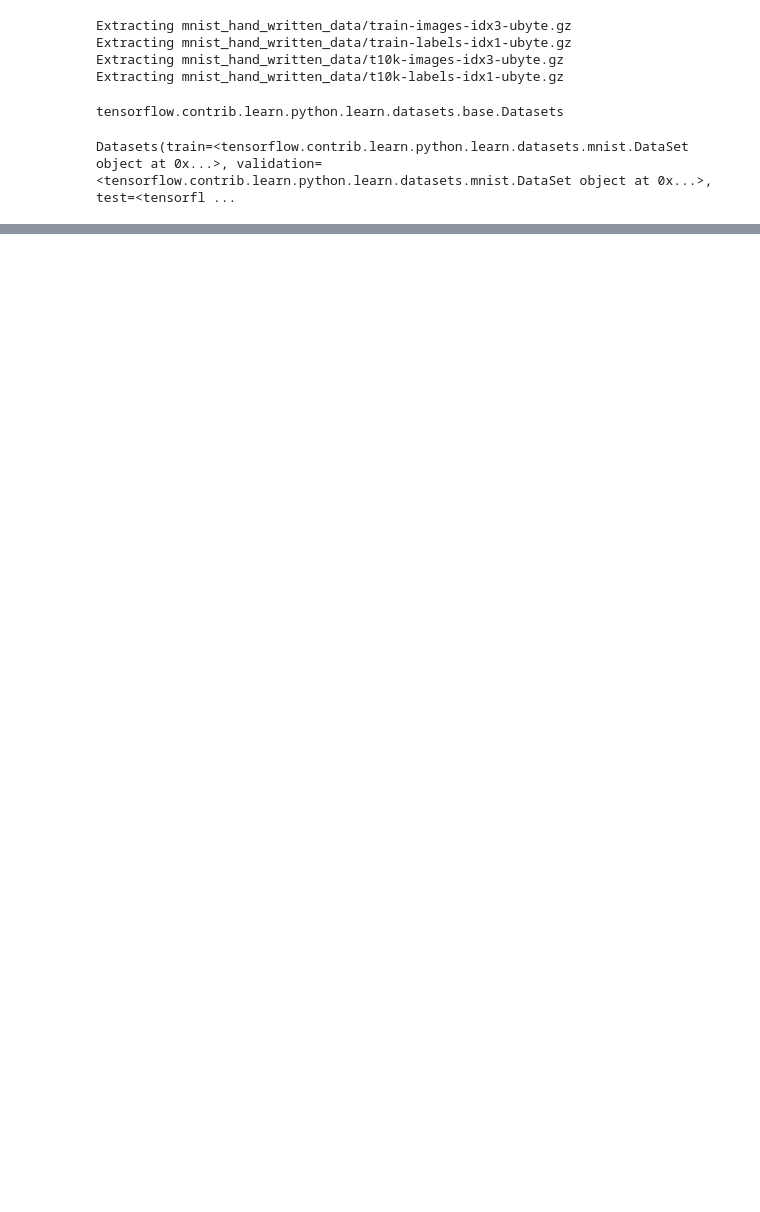
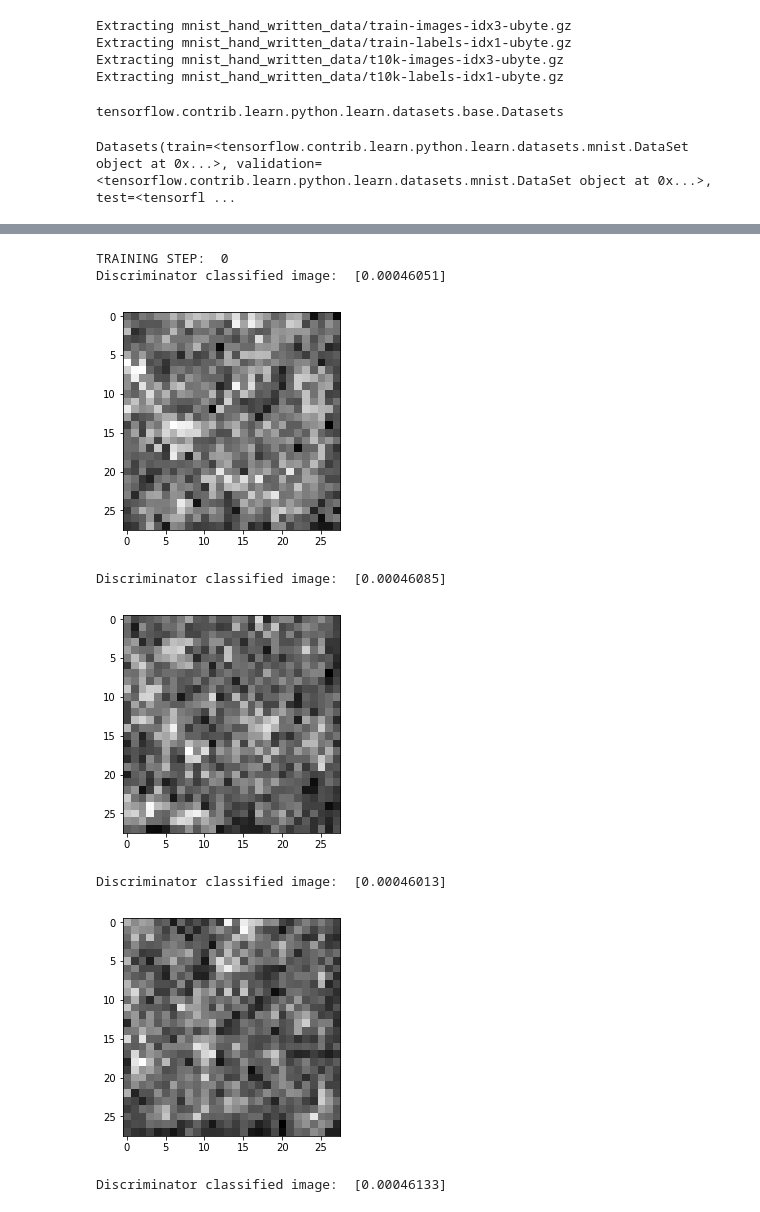
Before and after one commit to DeathReaper0965/GAN, a Jupyter notebook: generative_adversarial_network.ipynb, the cells around one changed output, grey strips where cells are left out. Drawn from its saved outputs; the diff is of its cells as text; code cells hidden in the pictures; blank space fills up the shorter version.

Commit message:
Added full functional code
This generates images that can fool any other hand-written digit classification neural networks

```diff
--- a/generative_adversarial_network.ipynb
+++ b/generative_adversarial_network.ipynb
@@ -42,7 +42,7 @@ def discriminator(X_img, is_var_scope_exist=False):
         disc_conv_weight0 = disc_conv_weight0 + disc_bias0
         disc_activated0 = tf.nn.relu(disc_conv_weight0)
 
-        disc_conv_net0 = tf.nn.max_pool(disc_activated0,
+        disc_conv_net0 = tf.nn.avg_pool(disc_activated0,
                                      ksize=[1, 2, 2, 1],
                                      strides = [1, 2, 2, 1],
                                      padding="SAME")
@@ -62,19 +62,19 @@ def discriminator(X_img, is_var_scope_exist=False):
                                          padding = "SAME")
         disc_conv_weight1 = disc_conv_weight1 + disc_bias1
         disc_activated1 = tf.nn.relu(disc_conv_weight1)
-        disc_conv_net1 = tf.nn.max_pool(disc_activated1,
+        disc_conv_net1 = tf.nn.avg_pool(disc_activated1,
                                          ksize=[1,2,2,1],
                                          strides=[1,2,2,1],
                                          padding="SAME")
 
         ## First fully connected layer
         disc_weight3 = tf.get_variable("disc_weight3",
-                                       [7*7*128, 1024],
+                                       [7*7*64, 1024],
                                        initializer=tf.truncated_normal_initializer(stddev=0.01))
         disc_bias3 = tf.get_variable("disc_bias3",
                                      [1024],
                                      initializer=tf.constant_initializer(value = 0))
-        disc_conv_net1_reshaped = tf.reshape(disc_conv_net1, [-1, 7*7*128])
+        disc_conv_net1_reshaped = tf.reshape(disc_conv_net1, [-1, 7*7*64])
 
         disc_fully_con1 = tf.matmul(disc_conv_net1_reshaped, disc_weight3)
         disc_fully_con1 = disc_fully_con1 + disc_bias3
@@ -91,7 +91,6 @@ def discriminator(X_img, is_var_scope_exist=False):
         disc_fully_con2 = tf.matmul(disc_fully_con1, disc_weight4)
         disc_fully_con2 = disc_fully_con2 + disc_bias4
 
-
         ## Third fully connected layer
         disc_weight5 = tf.get_variable("disc_weight5",
                                        [128, 1],
@@ -186,7 +185,7 @@ tf_sess = tf.Session()
 batches = 50
 noise_dim = 100
 
-X_placeholder = tf.placeholder("float", shape = [None, 28, 28, 1], name = "X_placeholder")
+X_placeholder = tf.placeholder(tf.float32, shape = [None, 28, 28, 1], name = "X_placeholder")
 
 gen_func = generator(batches, noise_dim)
 disc_func = discriminator(X_placeholder)
@@ -231,6 +230,6 @@ tf.summary.scalar("discriminator_values_of_generated", disc_after_train_fool)
 tf.summary.scalar("discriminator_values_of_real", disc_after_train_real)
 tf.summary.image("generated_fake_images", images_tf)
 
-merge = tf.summary.merge_all()
+merged = tf.summary.merge_all()
 logdir = "tensorboard/gan/"
-writer = tf.summary.FileWriter(logdir, graph = tf_sess.graph)
+fileWriter = tf.summary.FileWriter(logdir, graph = tf_sess.graph)
@@ -249,0 +267,65 @@ sess.run(tf.global_variables_initializer())
+# %%
+saver = tf.train.Saver()
+tf_sess.run(tf.global_variables_initializer())
+
+genLoss = 0.0
+discLossReal, discLossFake = 1.0, 1.0
+discFakeCount, discRealCount, genCount = 0.0, 0.0, 0.0
+
+for i in range(0, 50000):
+    ori_batch = mnist_data.train.next_batch(batches)[0].reshape([batches, 28, 28, 1])
+    if discLossFake > 0.6:
+        _, discLossReal, discLossFake, genLoss = tf_sess.run([disc_train_fool_disc_gen,
+                                                              disc_X_loss,
+                                                              disc_gen_loss,
+                                                              gen_total_loss],
+                                                              {X_placeholder: ori_batch})
+        discFakeCount += 1
+
+    if genLoss > 0.5:
+        _, discLossReal, discLossFake, genLoss = tf_sess.run([gen_train,
+                                                              disc_X_loss,
+                                                              disc_gen_loss,
+                                                              gen_total_loss],
+                                                              {X_placeholder: ori_batch})
+        genCount += 1
+
+    if discLossReal > 0.45:
+        _, discLossReal, discLossFake, genLoss = tf_sess.run([disc_train_X,
+                                                              disc_X_loss,
+                                                              disc_gen_loss,
+                                                              gen_total_loss],
+                                                              {X_placeholder: ori_batch})
+        discRealCount += 1
+
+    if i%10 == 0:
+        ori_batch = mnist_data.validation.next_batch(batches)[0].reshape([batches, 28, 28, 1])
+        summary_validations = tf_sess.run(merged, feed_dict = {X_placeholder: ori_batch,
+                                       disc_count_real: discRealCount,
+                                       disc_count_fake: discFakeCount,
+                                       gen_count: genCount})
+        fileWriter.add_summary(summary_validations, global_step=i)
+        discRealCount, discFakeCount, genCount = 0.0, 0.0, 0.0
+
+    if i%10000 == 0:
+        generated_images = tf_sess.run(generator(5, noise_dim))
+        disc_images = tf_sess.run(discriminator(X_placeholder), {X_placeholder: generated_images})
+        print("TRAINING STEP: ", i)
+        for j in range(0, 5):
+            print("Discriminator classified image: ", disc_images[j])
+            im = generated_images[j, :, :, 0]
+            plt.imshow(im.reshape([28, 28]), cmap='Greys')
+            plt.show()
+
+    if i%5000 == 0:
+        savedAt = saver.save(tf_sess, "models/pretrained_gan.ckpt", global_step = i)
+        print("saved at {0}".format(savedAt))
+# %% [output]
+TRAINING STEP:  0
+Discriminator classified image:  [0.00046051]
+[figure, added]
+Discriminator classified image:  [0.00046085]
+[figure, added]
+Discriminator classified image:  [0.00046013]
+[figure, added]
+Discriminator classified image:  [0.00046133]
```
Also changed, not shown: parts of 5 cells of this notebook.
